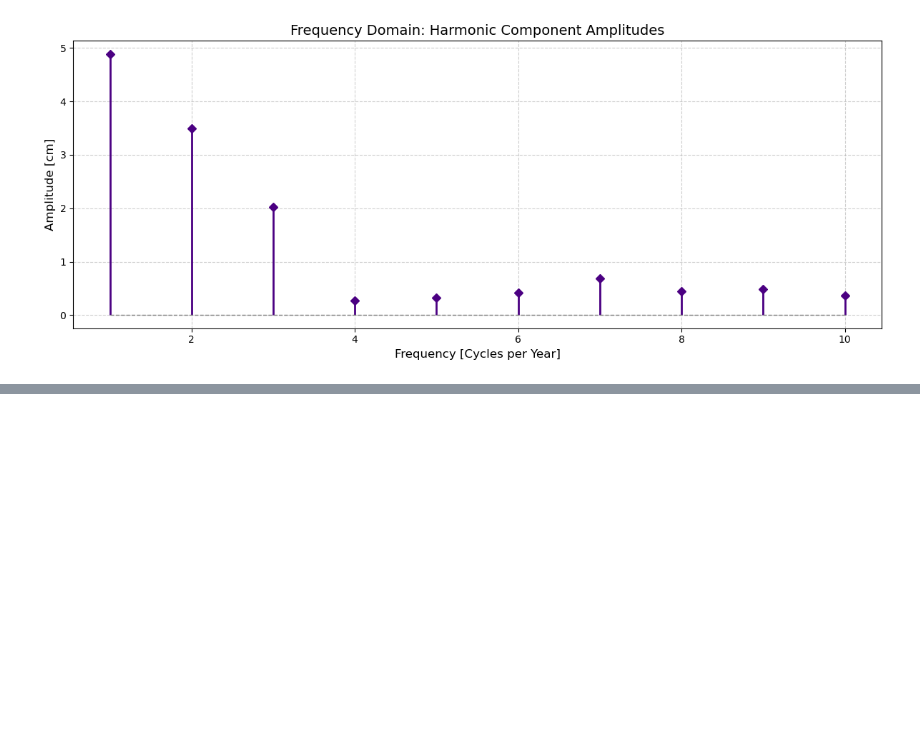
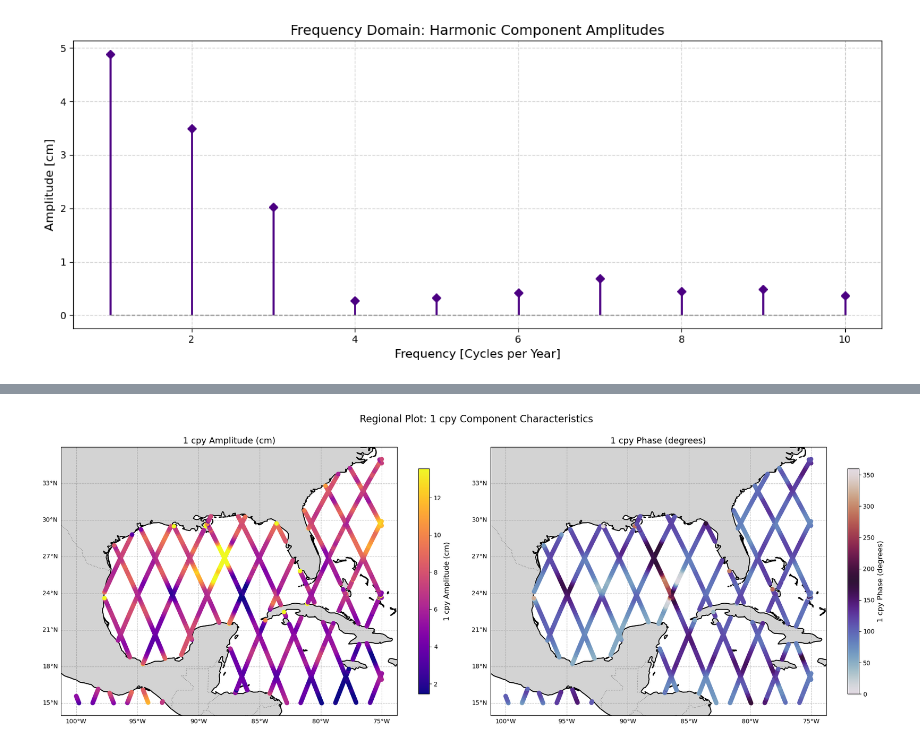
Before and after one commit to giulia-tafuni/Satellite-Altimetry-and-Physical-Oceanography, a Jupyter notebook: L11.1/L11.1-seasonal_cycle_solution.ipynb, the cells around one changed output, grey strips where cells are left out. Cells and saved outputs as stored; diff of their text form; code cells hidden in the pictures; blank space fills up the shorter version.

```diff
--- a/L11.1/L11.1-seasonal_cycle_solution.ipynb
+++ b/L11.1/L11.1-seasonal_cycle_solution.ipynb
@@ -410,3 +413,54 @@ Rendering map for amp_1_cpy_cm...
+# %%
+# REGIONAL PLOT TO VISUALIZE AMPLITUDE AND PHASE OF HARMONIC COMPONENTS
+
+# Choose which harmonic component number to visualize (e.g., 1, 2, 3...)
+# NOTE: try to plot the semiannual cycle components and compare the result with FIG 8 from the following paper https://agupubs.onlinelibrary.wiley.com/doi/full/10.1029/2024EA003978
+# Which similarities and/or differencies do you notice?
+
+COMPONENT_NUM = 1
+
+# Define metrics
+metrics = [
+    (f'amp_{COMPONENT_NUM}_cpy_cm', f'{COMPONENT_NUM} cpy Amplitude (cm)', 'plasma', False),
+    (f'phase_{COMPONENT_NUM}_cpy_deg', f'{COMPONENT_NUM} cpy Phase (degrees)', 'twilight', True)
+]
+
+fig, axes = plt.subplots(1, 2, figsize=(20, 8), subplot_kw={'projection': ccrs.PlateCarree()})
+
+for i, (metric_col, title_text, cmap_name, is_phase) in enumerate(metrics):
+    ax = axes[i]
+
+    # Add Geographic features
+    ax.add_feature(cfeature.LAND, facecolor='lightgray', edgecolor='black', zorder=1)
+    ax.add_feature(cfeature.COASTLINE, linewidth=1.5, zorder=2)
+    ax.add_feature(cfeature.BORDERS, linestyle=':', edgecolor='gray', zorder=2)
+
+    # Set appropriate vmin/vmax bounds
+    vmin = 0 if is_phase else np.percentile(results_df[metric_col], 2)
+    vmax = 360 if is_phase else np.percentile(results_df[metric_col], 98)
+
+    # Plot the chosen metric
+    scatter = ax.scatter(
+        results_df['longitude'], results_df['latitude'],
+        c=results_df[metric_col], cmap=cmap_name, s=40,
+        vmin=vmin, vmax=vmax,
+        transform=ccrs.PlateCarree(), zorder=3
+    )
+
+    gl = ax.gridlines(draw_labels=True, linestyle='--', alpha=0.5, color='gray')
+    gl.top_labels = False
+    gl.right_labels = False
+
+    cbar = plt.colorbar(scatter, ax=ax, shrink=0.7, pad=0.05)
+    cbar.set_label(title_text, fontsize=12)
+
+    ax.set_title(title_text, fontsize=14)
+
+plt.suptitle(f"Regional Plot: {COMPONENT_NUM} cpy Component Characteristics", fontsize=16, y=0.95)
+plt.tight_layout()
+plt.show()
+# %% [output]
+[figure, added]
 # %%
 # REGIONAL AVERAGE
 
```
Also changed, not shown: parts of 5 cells of this notebook, 1 other file.
